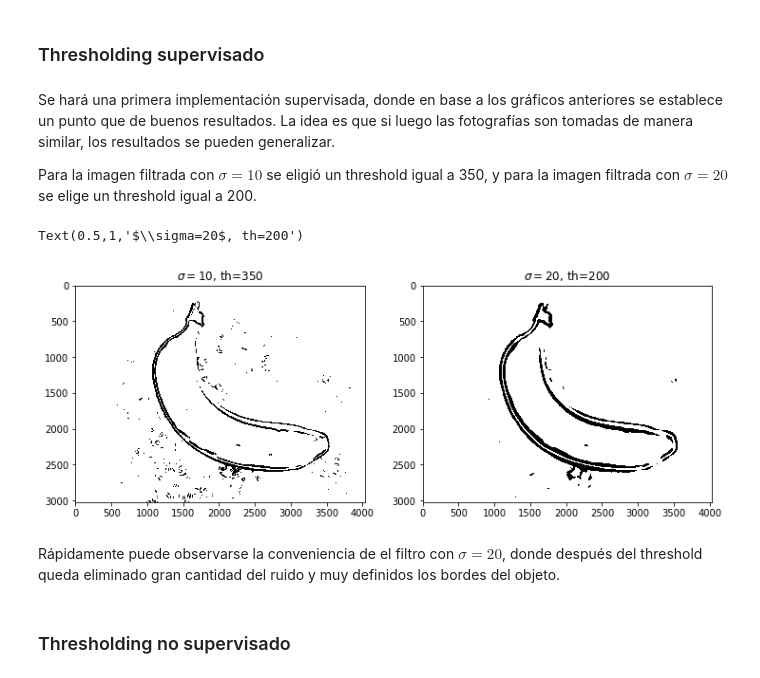
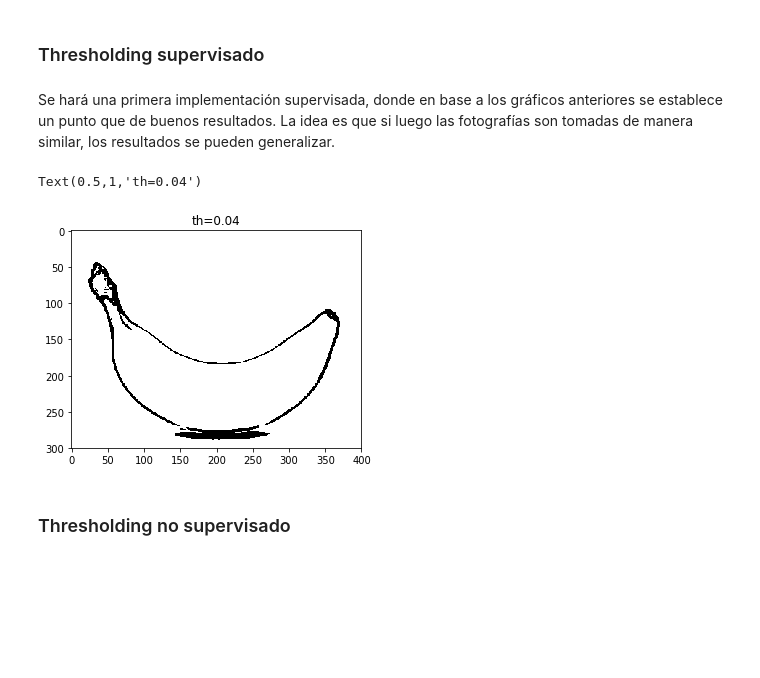
Before and after one commit to gonzafernan/fruit-classifier, a Jupyter notebook: 03-segmentacion.ipynb, the cells around one changed output. Cells and saved outputs as stored; diff of their text form; code cells hidden in the pictures; blank space fills up the shorter version.

```diff
--- a/03-segmentacion.ipynb
+++ b/03-segmentacion.ipynb
@@ -91,21 +98,14 @@ Esta técnica se utiliza cuando el contraste de la imagen es suficiente para sep
 ### Thresholding supervisado
 # %% [markdown]
 Se hará una primera implementación supervisada, donde en base a los gráficos anteriores se establece un punto que de buenos resultados. La idea es que si luego las fotografías son tomadas de manera similar, los resultados se pueden generalizar.
-
-Para la imagen filtrada con $\sigma=10$ se eligió un threshold igual a 350, y para la imagen filtrada con $\sigma=20$ se elige un threshold igual a 200.
-# %%
-fig, (ax0, ax1) = plt.subplots(1, 2, figsize=(12, 12))
-
-ax0.imshow(bi0 < 350)
-ax0.set_title('$\sigma=10$, th=350')
-
-ax1.imshow(bi1 < 200)
-ax1.set_title('$\sigma=20$, th=200')
-# %% [output]
-Text(0.5,1,'$\\sigma=20$, th=200')
-[figure, removed]
-# %% [markdown]
-Rápidamente puede observarse la conveniencia de el filtro con $\sigma=20$, donde después del threshold queda eliminado gran cantidad del ruido y muy definidos los bordes del objeto.
+# %%
+fig, ax = plt.subplots()
+
+ax.imshow(bc < 0.04)
+ax.set_title('th=0.04')
+# %% [output]
+Text(0.5,1,'th=0.04')
+[figure, added]
 # %% [markdown]
 ### Thresholding no supervisado
 # %% [markdown]
```
Also changed, not shown: parts of 15 cells of this notebook, 2 other files.
